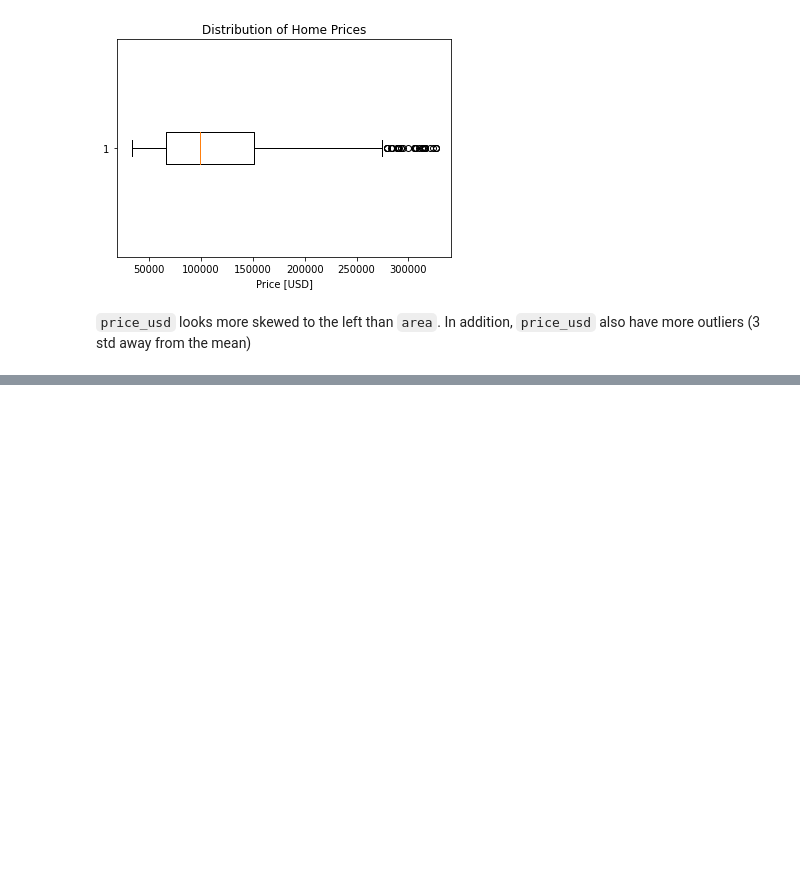
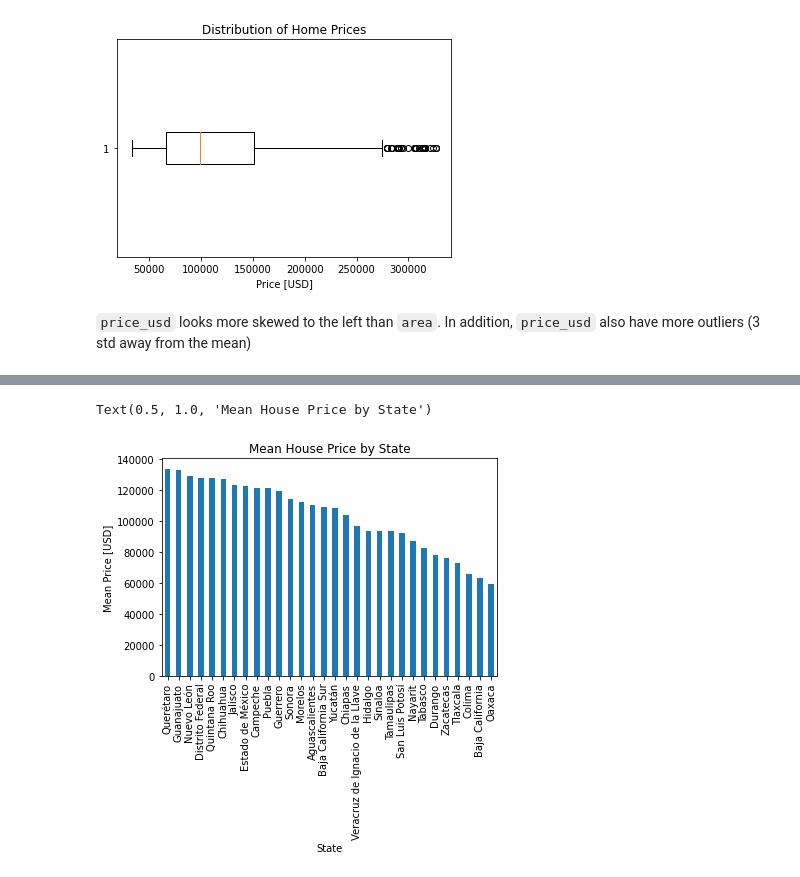
Before and after one commit to nolanspecter/data_science_projects, a Jupyter notebook: Housing in Mexico/housing_in_mexico.ipynb, the cells around one changed output, grey strips where cells are left out. Drawn from its saved outputs; the diff is of its cells as text; code cells hidden in the pictures; blank space fills up the shorter version.

```diff
--- a/Housing in Mexico/housing_in_mexico.ipynb
+++ b/Housing in Mexico/housing_in_mexico.ipynb
@@ -271,0 +277,3 @@ Text(0.5, 1.0, 'Distribution of Home Prices')
+# %%
+mean_price_by_state = df.groupby(by = 'state')['price_usd'].mean().sort_values(ascending=False)
+mean_price_by_state
@@ -271,0 +298,8 @@ Text(0.5, 1.0, 'Distribution of Home Prices')
+# %%
+mean_price_by_state.plot(kind='bar')
+plt.xlabel('State')
+plt.ylabel('Mean Price [USD]')
+plt.title('Mean House Price by State')
+# %% [output]
+Text(0.5, 1.0, 'Mean House Price by State')
+[figure, added]
```
Also changed, not shown: parts of 21 cells of this notebook.
